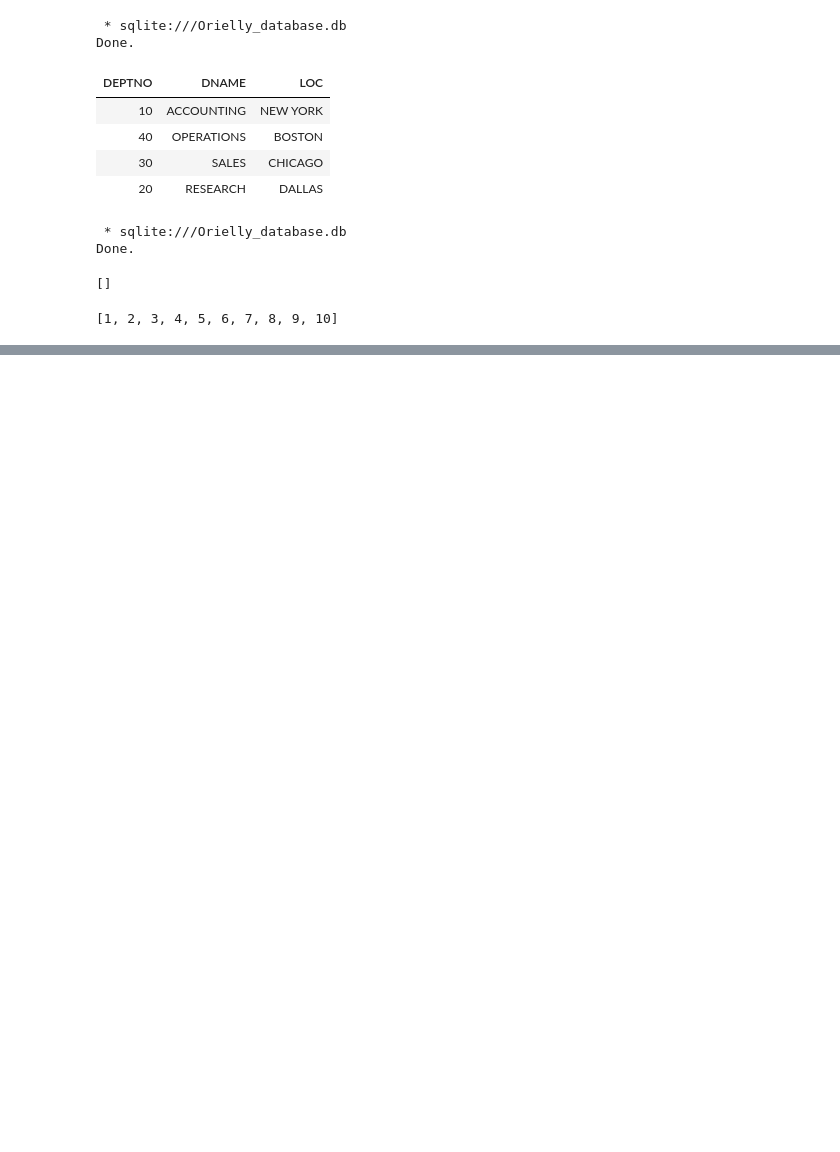
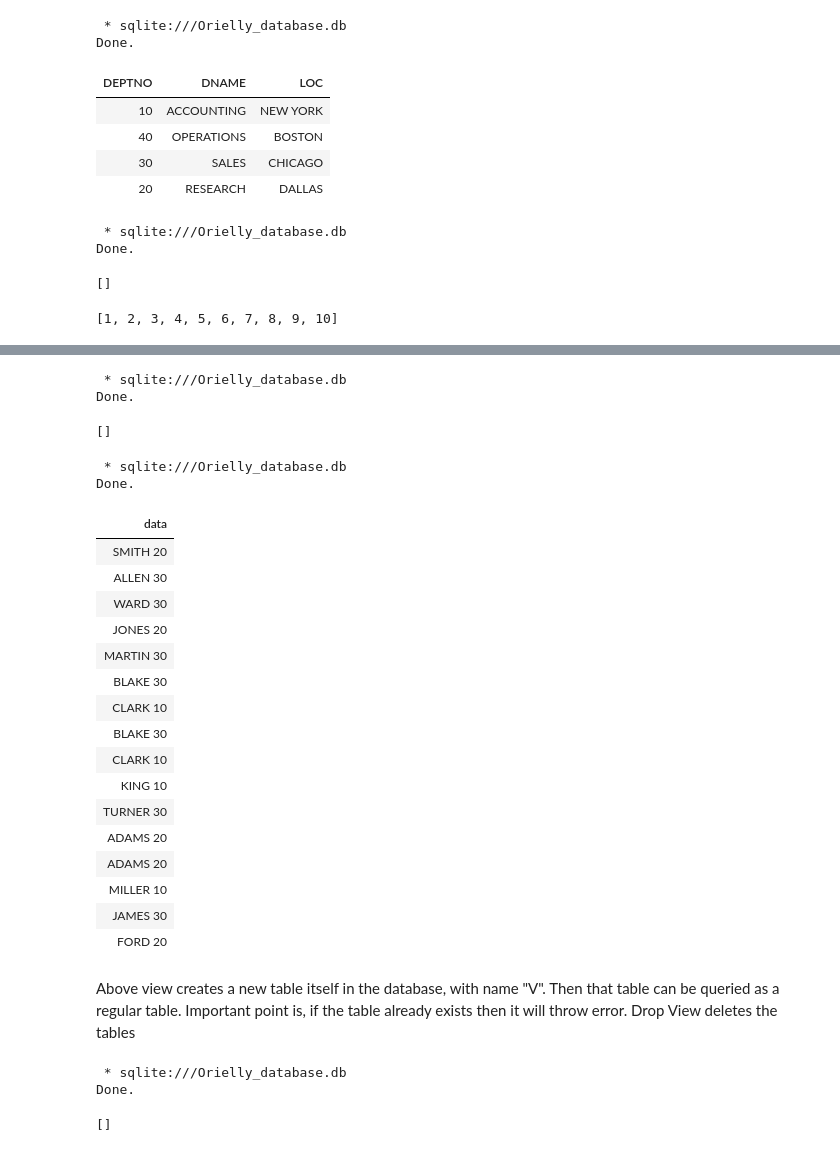
Before and after one commit to Kamalabot/Datagathering_Automation, a Jupyter notebook: master-sql/MasteringSQL.ipynb, the cells around one changed output, grey strips where cells are left out. Cells and saved outputs as stored; diff of their text form; code cells hidden in the pictures; blank space fills up the shorter version.

```diff
--- a/master-sql/MasteringSQL.ipynb
+++ b/master-sql/MasteringSQL.ipynb
@@ -159,0 +442,41 @@ for item in range(1,101):
+# %%
+%%sql
+CREATE VIEW V AS select ename||' '||deptno as data from emp
+# %% [output]
+ * sqlite:///Orielly_database.db
+Done.
+[]
+# %%
+%%sql
+SELECT *
+FROM V
+# %% [output]
+ * sqlite:///Orielly_database.db
+Done.
+| data |
+| SMITH 20 |
+| ALLEN 30 |
+| WARD 30 |
+| JONES 20 |
+| MARTIN 30 |
+| BLAKE 30 |
+| CLARK 10 |
+| BLAKE 30 |
+| CLARK 10 |
+| KING 10 |
+| TURNER 30 |
+| ADAMS 20 |
+| ADAMS 20 |
+| MILLER 10 |
+| JAMES 30 |
+| FORD 20 |
+# %% [markdown]
+Above view creates a new table itself in the database, with name "V". Then that table can be queried as a regular table.
+Important point is, if the table already exists then it will throw error. Drop View deletes the tables
+# %%
+%%sql
+DROP VIEW V;
+# %% [output]
+ * sqlite:///Orielly_database.db
+Done.
+[]
```
Also changed, not shown: parts of 42 cells of this notebook, 1 other file.
